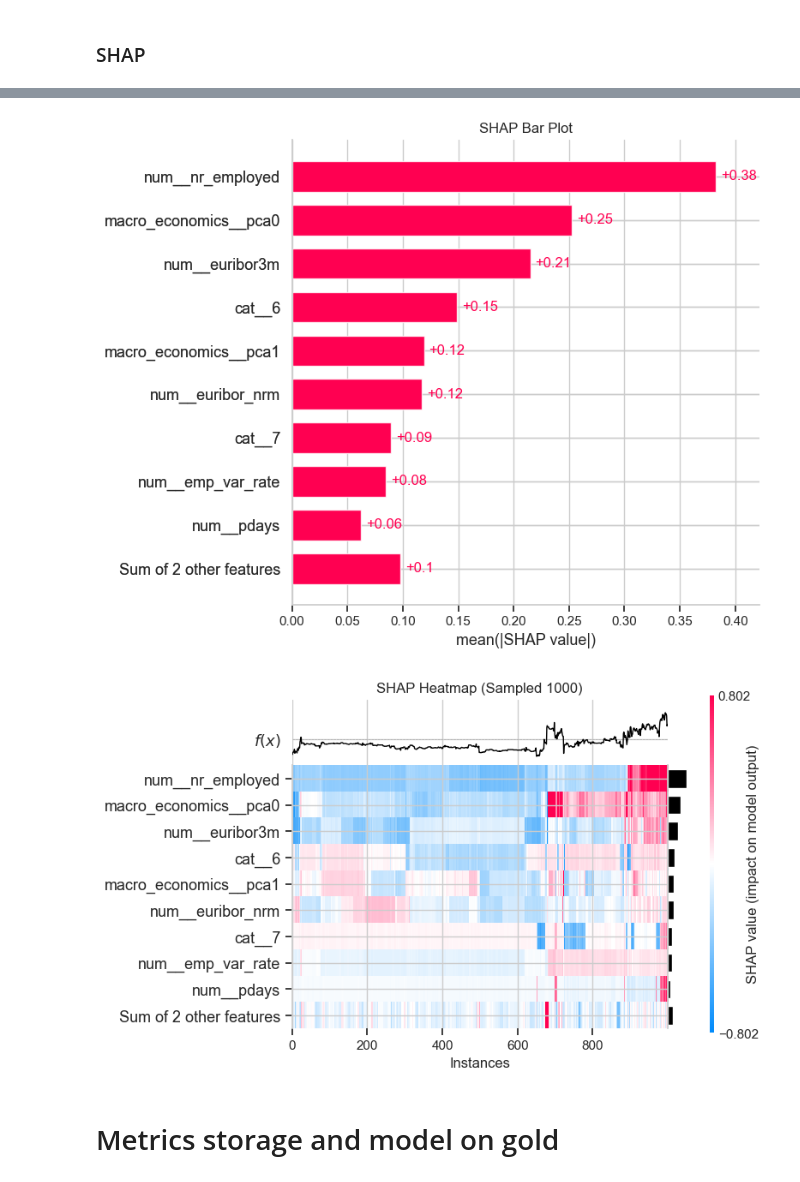
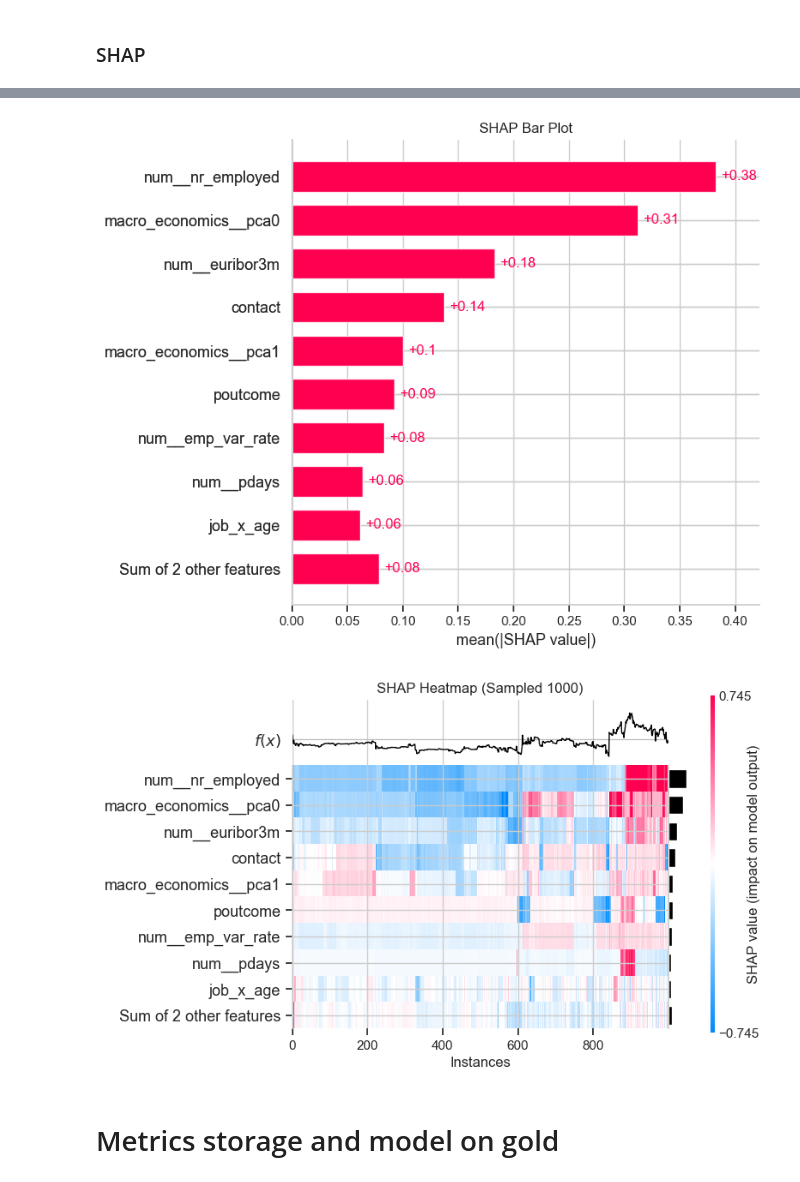
Before and after one commit to 20241143/EDSB_25_28, a Jupyter notebook: 02-notebooks/05-XGBoost.ipynb, the cells around one changed output, grey strips where cells are left out. Saved outputs shown, nothing was run; the diff lists cells and outputs as text; code cells hidden in the pictures.

```diff
--- a/02-notebooks/05-XGBoost.ipynb
+++ b/02-notebooks/05-XGBoost.ipynb
@@ -493,12 +494,12 @@ preprocessor = clf.named_steps["preprocessor"]
 X_test_transformed = preprocessor.transform(X_test)
 
 # Convert feature names to list (not numpy array!)
-feature_names = preprocessor.get_feature_names_out().tolist()
+# feature_names = preprocessor.get_feature_names_out().tolist()
 
 # Convert to DMatrix
 dm = xgb.DMatrix(
     X_test_transformed,
-    feature_names=feature_names
+    feature_names=final_feature_names.tolist()
 )
 
 # Get SHAP-like values directly from XGBoost
@@ -517,7 +518,7 @@ shap_exp = shap.Explanation(
     values=shap_values,
     base_values=base_values,
     data=X_test_transformed,
-    feature_names=feature_names
+    feature_names=final_feature_names.tolist()
 )
 
 # Summary Plot
@@ -551,5 +552,5 @@ plt.show()
-[figure, old version]
+[figure, new version]
-[figure, old version]
+[figure, new version]
 # %% [markdown]
 # Metrics storage and model on gold
 # %%
```
Also changed, not shown: parts of 8 cells of this notebook, 16 other files.
